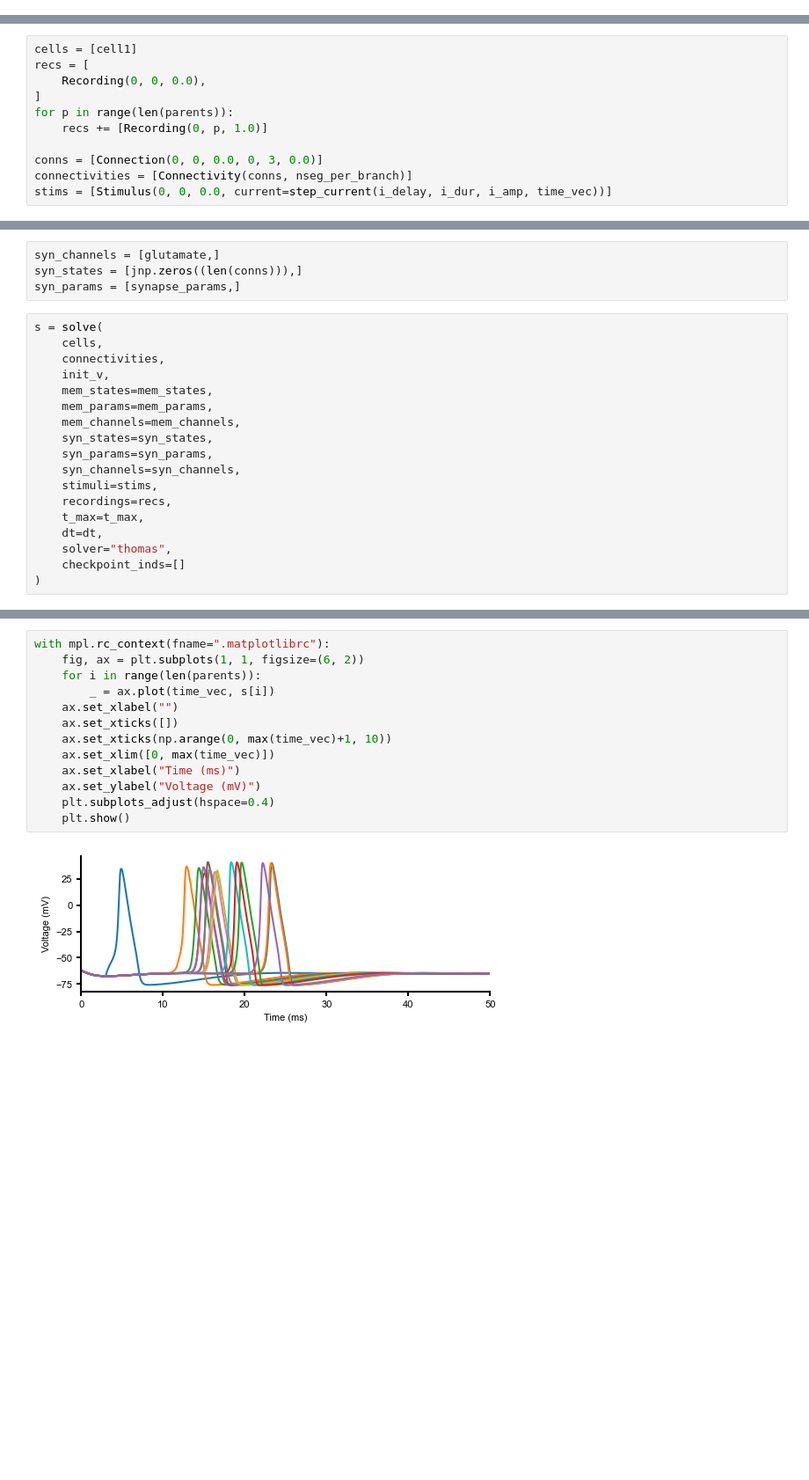
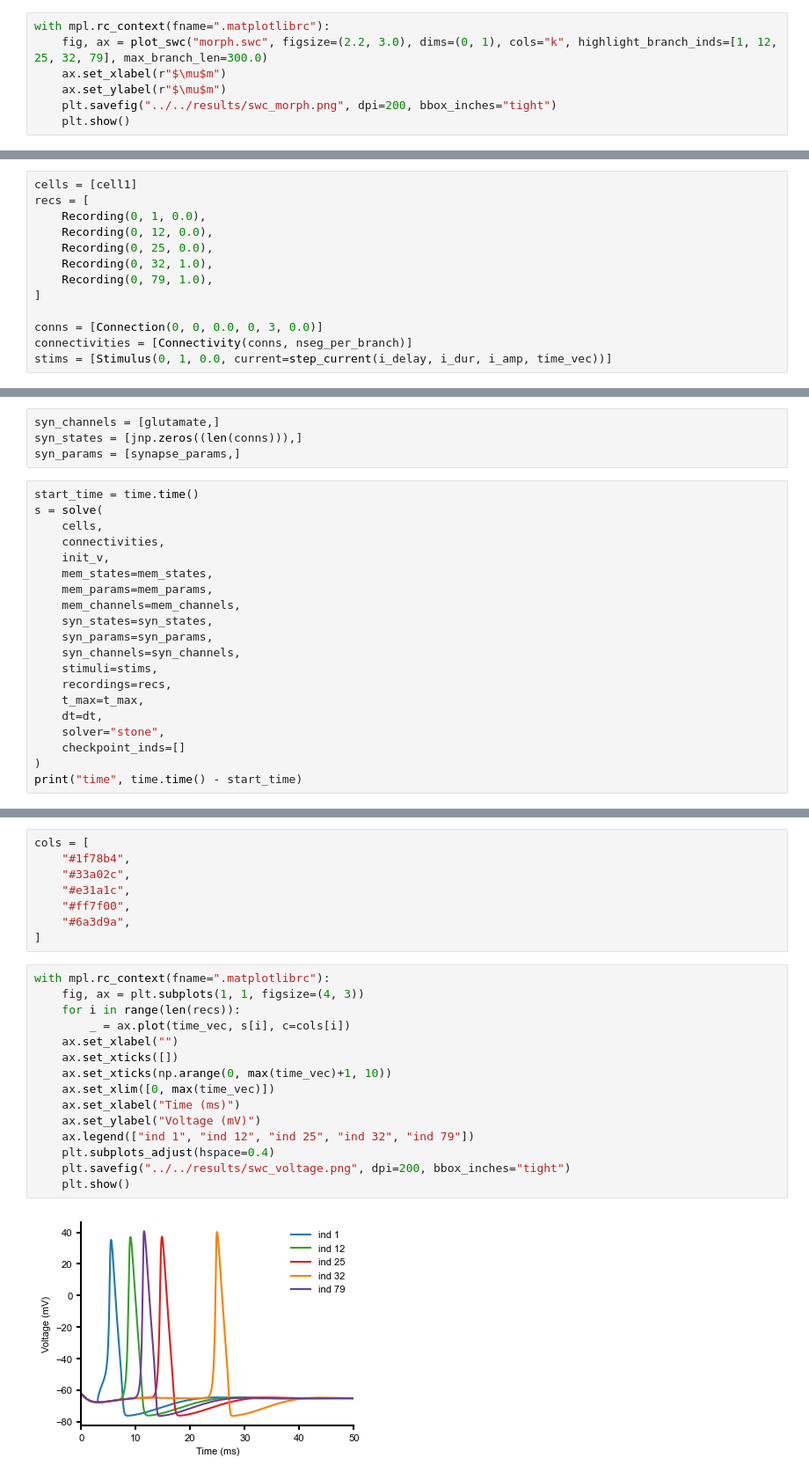
Before and after one commit to jaxleyverse/jaxley, a Jupyter notebook: notebooks/11_swc_neurax.ipynb, the cells around one changed output, grey strips where cells are left out. Shown: that part at 88% size. Cells and saved outputs as stored; diff of their text form; blank space fills up the shorter version.

```diff
--- a/notebooks/11_swc_neurax.ipynb
+++ b/notebooks/11_swc_neurax.ipynb
@@ -74,0 +77,7 @@ Array([-1,  0,  0,  1,  1,  3,  3,  5,  5,  7,  7,  6,  6,  2,  2], dtype=int64)
+# %%
+with mpl.rc_context(fname=".matplotlibrc"):
+    fig, ax = plot_swc("morph.swc", figsize=(2.2, 3.0), dims=(0, 1), cols="k", highlight_branch_inds=[1, 12, 25, 32, 79], max_branch_len=300.0)
+    ax.set_xlabel(r"$\mu$m")
+    ax.set_ylabel(r"$\mu$m")
+    plt.savefig("../../results/swc_morph.png", dpi=200, bbox_inches="tight")
+    plt.show()
@@ -106,14 +117,16 @@ time_vec = jnp.arange(0.0, t_max+dt, dt)
 # %%
 cells = [cell1]
 recs = [
-    Recording(0, 0, 0.0),
+    Recording(0, 1, 0.0),
+    Recording(0, 12, 0.0),
+    Recording(0, 25, 0.0),
+    Recording(0, 32, 1.0),
+    Recording(0, 79, 1.0),
 ]
-for p in range(len(parents)):
-    recs += [Recording(0, p, 1.0)]
 
 conns = [Connection(0, 0, 0.0, 0, 3, 0.0)]
 connectivities = [Connectivity(conns, nseg_per_branch)]
-stims = [Stimulus(0, 0, 0.0, current=step_current(i_delay, i_dur, i_amp, time_vec))]
+stims = [Stimulus(0, 1, 0.0, current=step_current(i_delay, i_dur, i_amp, time_vec))]
 # %% [markdown]
 ### Define parameters
 # %%
@@ -139,6 +152,7 @@ syn_channels = [glutamate,]
 syn_states = [jnp.zeros((len(conns))),]
 syn_params = [synapse_params,]
 # %%
+start_time = time.time()
 s = solve(
     cells,
     connectivities,
@@ -153,6 +167,7 @@ s = solve(
     recordings=recs,
     t_max=t_max,
     dt=dt,
-    solver="thomas",
+    solver="stone",
     checkpoint_inds=[]
 )
+print("time", time.time() - start_time)
@@ -159,15 +176,25 @@ s = solve(
+# %%
+cols = [
+    "#1f78b4",
+    "#33a02c",
+    "#e31a1c",
+    "#ff7f00",
+    "#6a3d9a",
+]
 # %%
 with mpl.rc_context(fname=".matplotlibrc"):
-    fig, ax = plt.subplots(1, 1, figsize=(6, 2))
-    for i in range(len(parents)):
-        _ = ax.plot(time_vec, s[i])
+    fig, ax = plt.subplots(1, 1, figsize=(4, 3))
+    for i in range(len(recs)):
+        _ = ax.plot(time_vec, s[i], c=cols[i])
     ax.set_xlabel("")
     ax.set_xticks([])
     ax.set_xticks(np.arange(0, max(time_vec)+1, 10))
     ax.set_xlim([0, max(time_vec)])
     ax.set_xlabel("Time (ms)")
     ax.set_ylabel("Voltage (mV)")
+    ax.legend(["ind 1", "ind 12", "ind 25", "ind 32", "ind 79"])
     plt.subplots_adjust(hspace=0.4)
+    plt.savefig("../../results/swc_voltage.png", dpi=200, bbox_inches="tight")
     plt.show()
 # %% [output]
-[figure, old version]
+[figure, new version]
```
Also changed, not shown: parts of 9 cells of this notebook, 4 other files.
